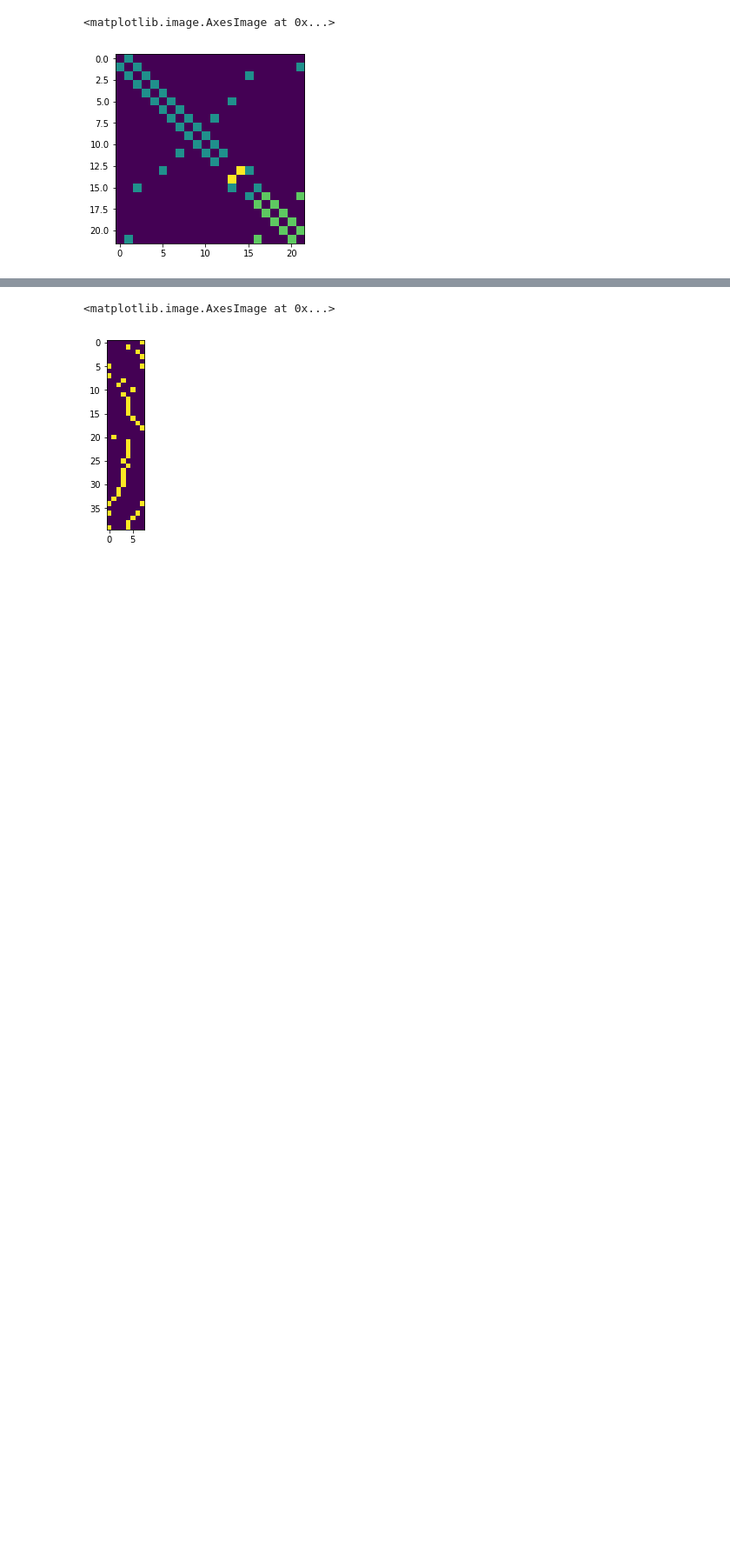
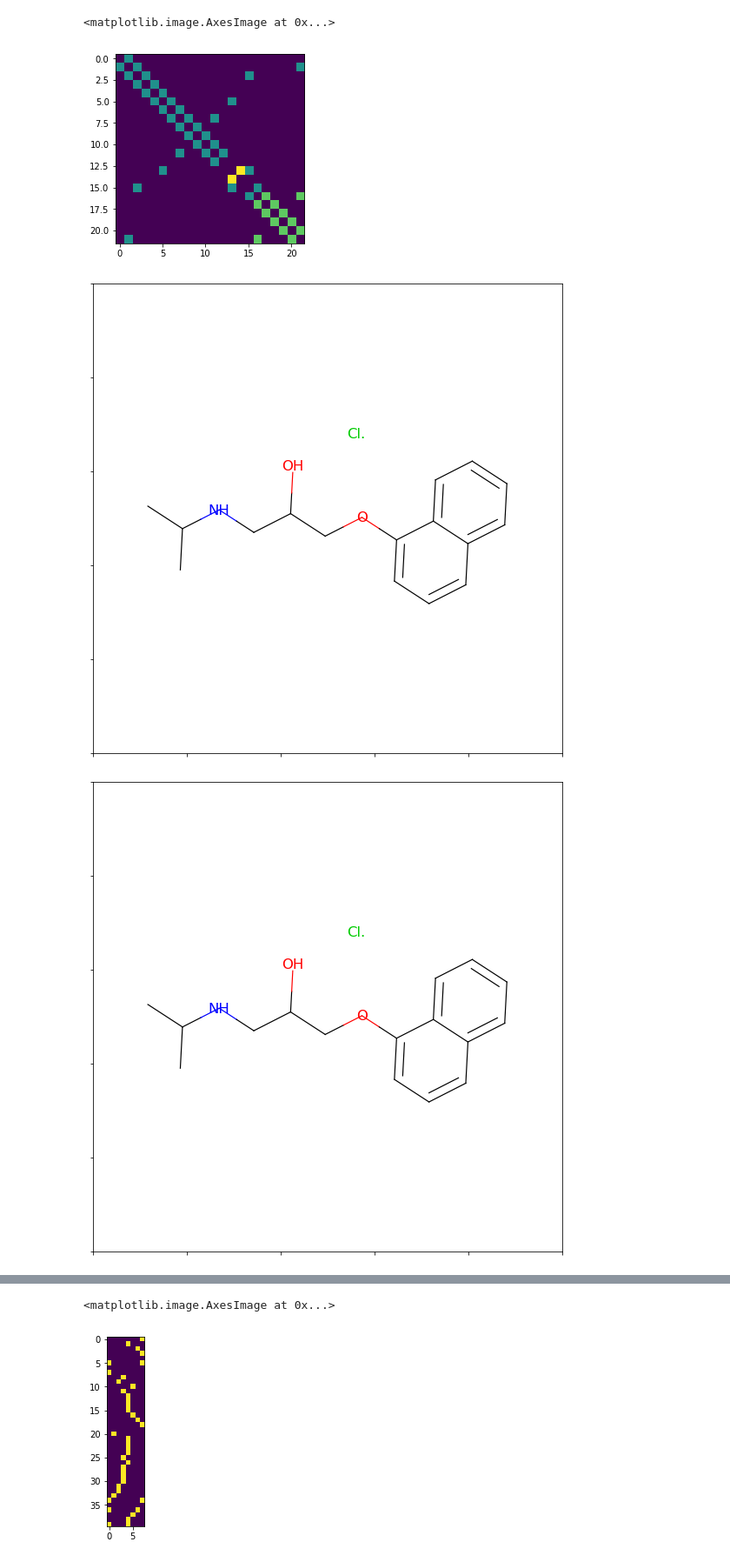
Before and after one commit to ndey96/GCNN-Explainability, a Jupyter notebook: BBBP EDA.ipynb, the cells around one changed output, grey strips where cells are left out. Shown: that part at 87% size. Drawn from its saved outputs; the diff is of its cells as text; code cells hidden in the pictures; blank space fills up the shorter version.

```diff
--- a/BBBP EDA.ipynb
+++ b/BBBP EDA.ipynb
@@ -138,6 +138,11 @@ Cn1c2CCC(Cn3ccnc3C)C(=O)c2c4ccccc14
 [(0, 'C'), (1, 'N'), (2, 'C'), (3, 'C'), (4, 'C'), (5, 'C'), (6, 'C'), (7, 'N'), (8, 'C'), (9, 'C'), (10, 'N'), (11, 'C'), (12, 'C'), (13, 'C'), (14, 'O'), (15, 'C'), (16, 'C'), (17, 'C'), (18, 'C'),  ...
 <matplotlib.image.AxesImage at 0x...>
 [figure]
+# %%
+Draw.MolToMPL(mol)
+# %% [output]
+[figure, added]
+[figure, added]
 # %%
 mol = Chem.MolFromSmiles(df.iloc[0].smiles)
 plt.imshow(rdmolops.GetAdjacencyMatrix(mol, useBO=True))
```
Also changed, not shown: parts of 8 cells of this notebook, 7 other files.
